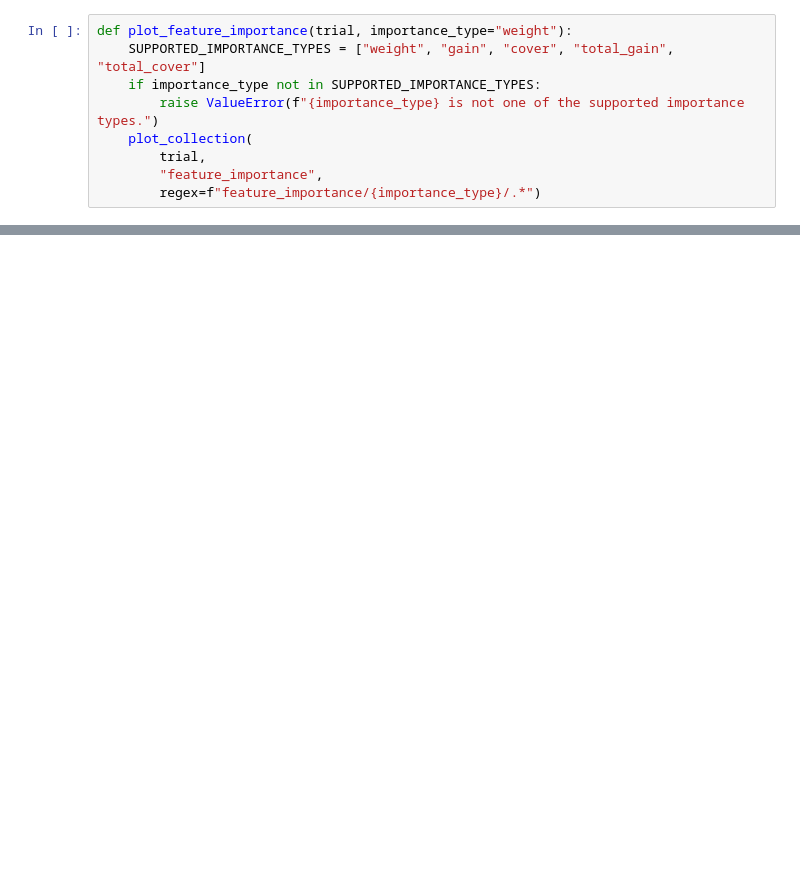
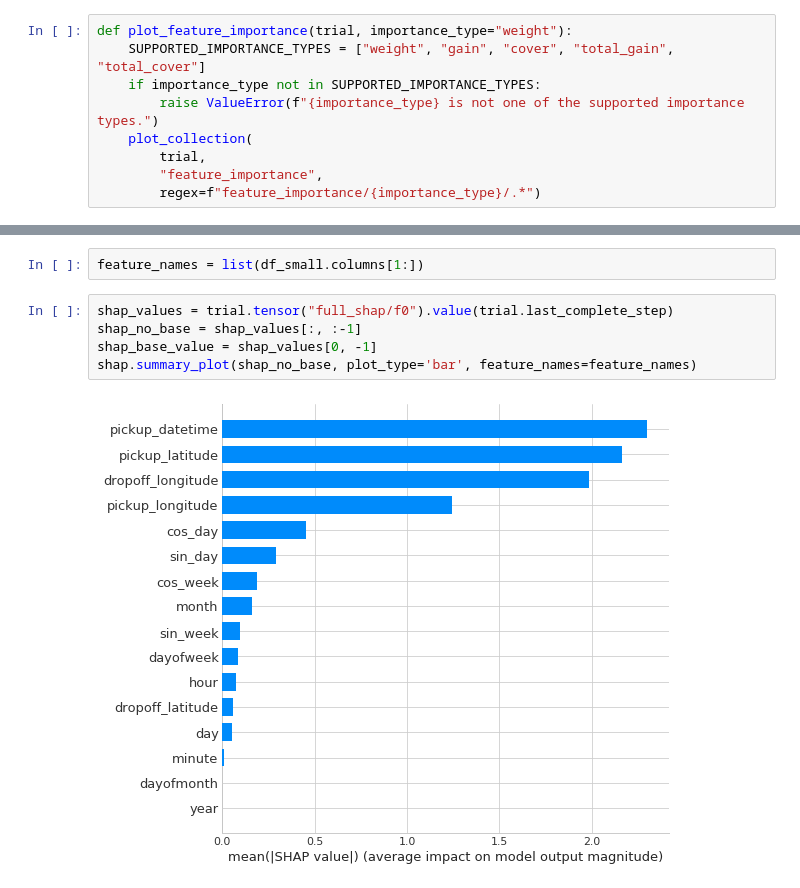
Before and after one commit to AndreasMerentitis/Sagemaker-Athena-NYC-taxi, a Jupyter notebook: taxi_fare_prediction_debug.ipynb, the cells around one changed output, grey strips where cells are left out. Saved outputs shown, nothing was run; the diff lists cells and outputs as text; blank space fills up the shorter version.

Commit message:
add global feature importance graph

```diff
--- a/taxi_fare_prediction_debug.ipynb
+++ b/taxi_fare_prediction_debug.ipynb
@@ -572,0 +559,9 @@ plot_collection(trial,"average_shap")
+# %%
+feature_names = list(df_small.columns[1:])
+# %%
+shap_values = trial.tensor("full_shap/f0").value(trial.last_complete_step)
+shap_no_base = shap_values[:, :-1]
+shap_base_value = shap_values[0, -1]
+shap.summary_plot(shap_no_base, plot_type='bar', feature_names=feature_names)
+# %% [output]
+[figure, added]
```
Also changed, not shown: parts of 20 cells of this notebook, 1 other file.
